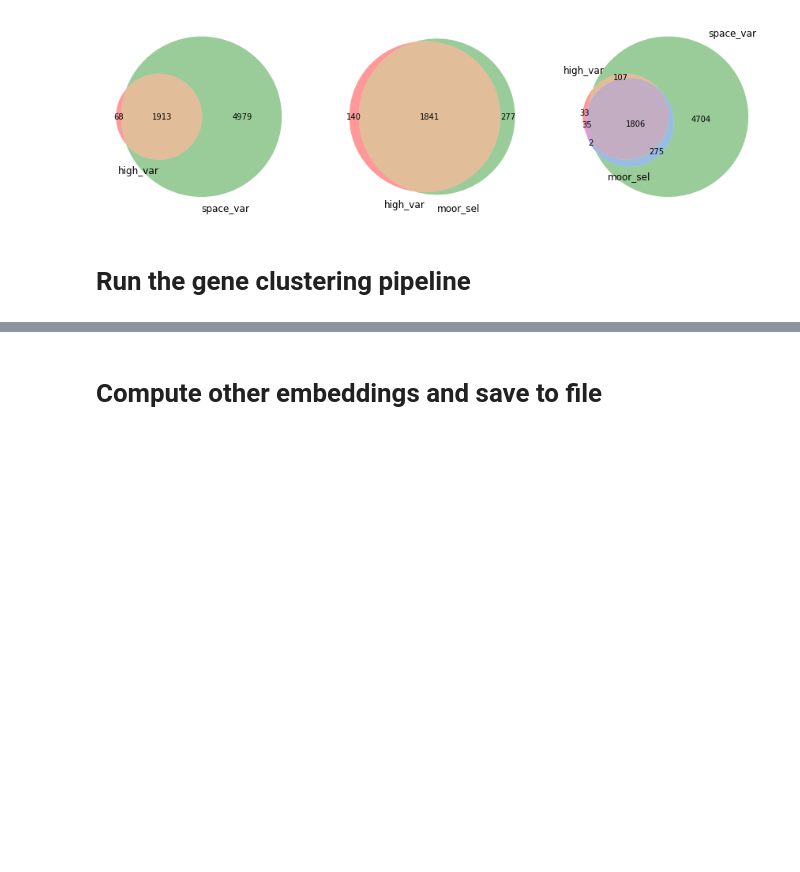
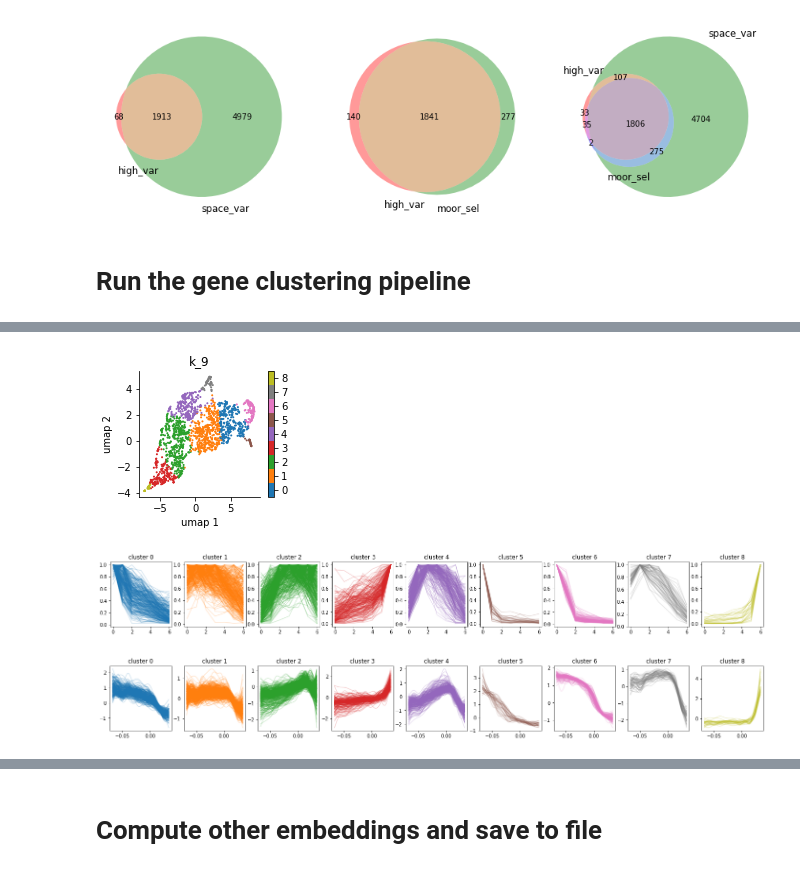
Before and after one commit to yashpatel5400/gliss, a Jupyter notebook: notebooks/setup_real_data_entero_part2.ipynb, the cells around one changed output, grey strips where cells are left out. Drawn from its saved outputs; the diff is of its cells as text; code cells hidden in the pictures; blank space fills up the shorter version.

```diff
--- a/notebooks/setup_real_data_entero_part2.ipynb
+++ b/notebooks/setup_real_data_entero_part2.ipynb
@@ -178,0 +164,35 @@ plot_multiple_scatter_discrete(embedding, clust_df)
+# %%
+def graph_spectrum(A, n_eigs=20):
+    L = csgraph.laplacian(A)
+    eigenvalues, eigenvectors = eigsh(L, which='SM', k=n_eigs)
+    return eigenvalues, eigenvectors
+
+def graph_clustering(eigenvectors, k_vals):
+#     k_vals = [4, 5, 6, 7, 8, 9, 10, 11, 12]
+#     X = eigenvectors[:, 1:]
+    df = pd.DataFrame()
+    for n_clust in k_vals:
+        X = eigenvectors[:, 1:(n_clust+1)]
+        kmeans = KMeans(n_clusters=n_clust, random_state=0).fit(X)
+        labs = kmeans.labels_
+        name = 'k_{}'.format(n_clust)
+        df[name] = labs
+    return df
+evals, evecs = graph_spectrum(uobj.graph_)
+optimal_kvals = np.argsort(np.diff(evals))[::-1] + 1
+print(optimal_kvals)
+k_vals = [5, 6, 7, 8, 9, 10] # + [14, 15, 16, 17, 18]
+kids = ['k_{}'.format(k) for k in k_vals]
+clust_df = graph_clustering(evecs, k_vals)
+# merge
+mdf = use_df.reset_index().rename(columns={'index': 'orig_idx'})
+mdf = mdf.join(clust_df)
+mdf = mdf.set_index('gene_ids')
+mdf['umap 1'] = embedding[:, 0]
+mdf['umap 2'] = embedding[:, 1]
+kmtx, kdf = load_gene_set_clusters(var_df)
+int_df = kdf.join(mdf.drop('orig_idx', axis=1), how='inner')
+print(int_df.shape)
+int_df.head()
+assert np.array_equal(int_df['clust_idx'], int_df['moor_clust']), 'moor clust mismatch'
+display(int_df.head())
@@ -178,0 +265,9 @@ plot_multiple_scatter_discrete(embedding, clust_df)
+# %%
+use_k = 'k_9'
+plot_multiple_scatter_discrete(embedding, clust_df[[use_k]])
+plot_cluster_curves(int_df, use_k, cmp_dict['moor'])
+plot_cluster_curves(int_df, use_k, cmp_dict['ours'])
+# %% [output]
+[figure, added]
+[figure, added]
+[figure, added]
```
Also changed, not shown: parts of 29 cells of this notebook, 1 other file.
